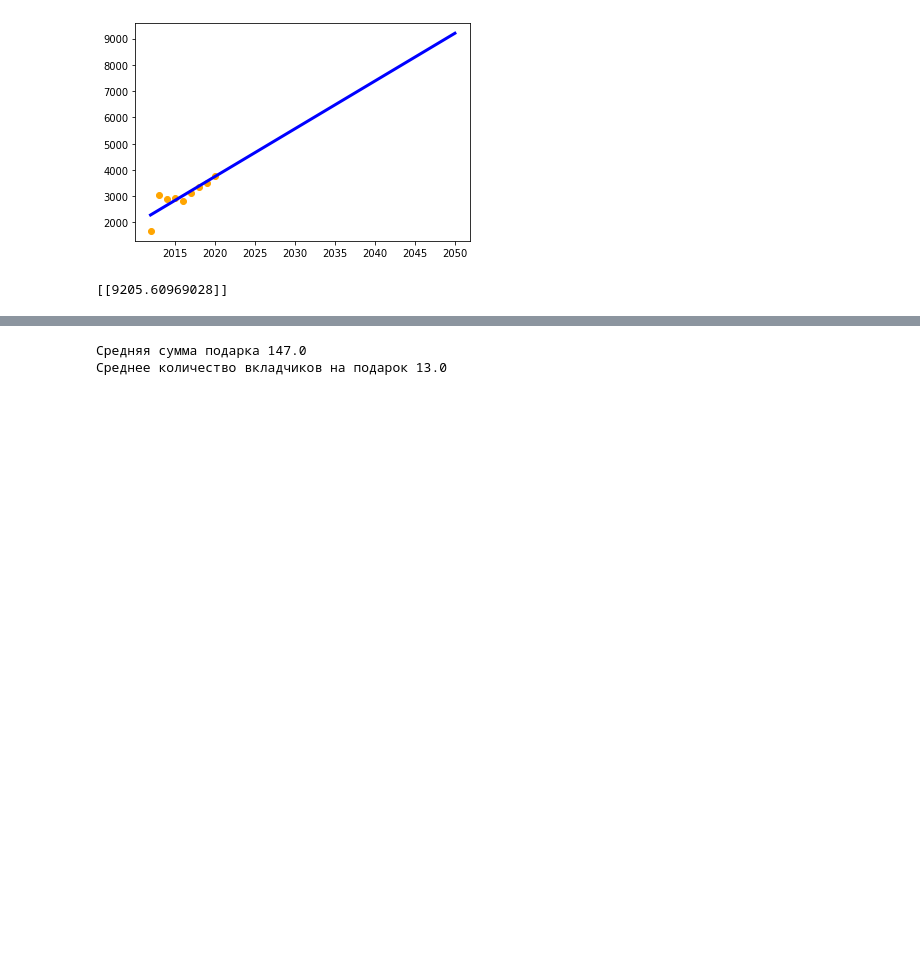
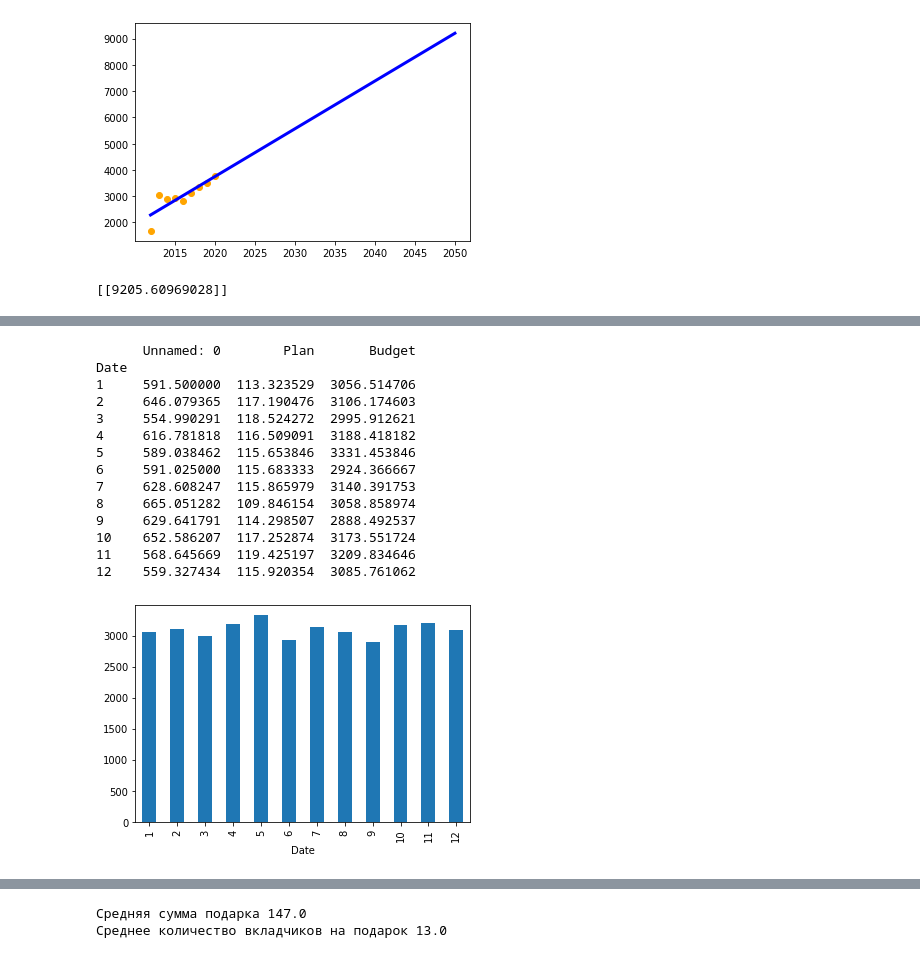
Before and after one commit to visualGravitySense/amoe, a Jupyter notebook: analytics.ipynb, the cells around one changed output, grey strips where cells are left out. Cells and saved outputs as stored; diff of their text form; code cells hidden in the pictures; blank space fills up the shorter version.

```diff
--- a/analytics.ipynb
+++ b/analytics.ipynb
@@ -58,0 +92,30 @@ print (model.predict(np.array(2050).reshape(1, 1)))
+# %%
+import pandas as pd
+import numpy as np
+import matplotlib.pyplot as plt
+from sklearn.linear_model import LinearRegression
+data = pd.read_csv("edukad_kuud.csv", na_values="NA")
+#print (data.head())
+
+data["Date"] = data["Date"].astype("category")
+data_group = data.groupby("Date").mean()
+print (data_group)
+
+data_group["Budget"].plot.bar()
+plt.show()
+# %% [output]
+      Unnamed: 0        Plan       Budget
+Date
+1     591.500000  113.323529  3056.514706
+2     646.079365  117.190476  3106.174603
+3     554.990291  118.524272  2995.912621
+4     616.781818  116.509091  3188.418182
+5     589.038462  115.653846  3331.453846
+6     591.025000  115.683333  2924.366667
+7     628.608247  115.865979  3140.391753
+8     665.051282  109.846154  3058.858974
+9     629.641791  114.298507  2888.492537
+10    652.586207  117.252874  3173.551724
+11    568.645669  119.425197  3209.834646
+12    559.327434  115.920354  3085.761062
+[figure, added]
```
Also changed, not shown: parts of 5 cells of this notebook, 8 other files.
